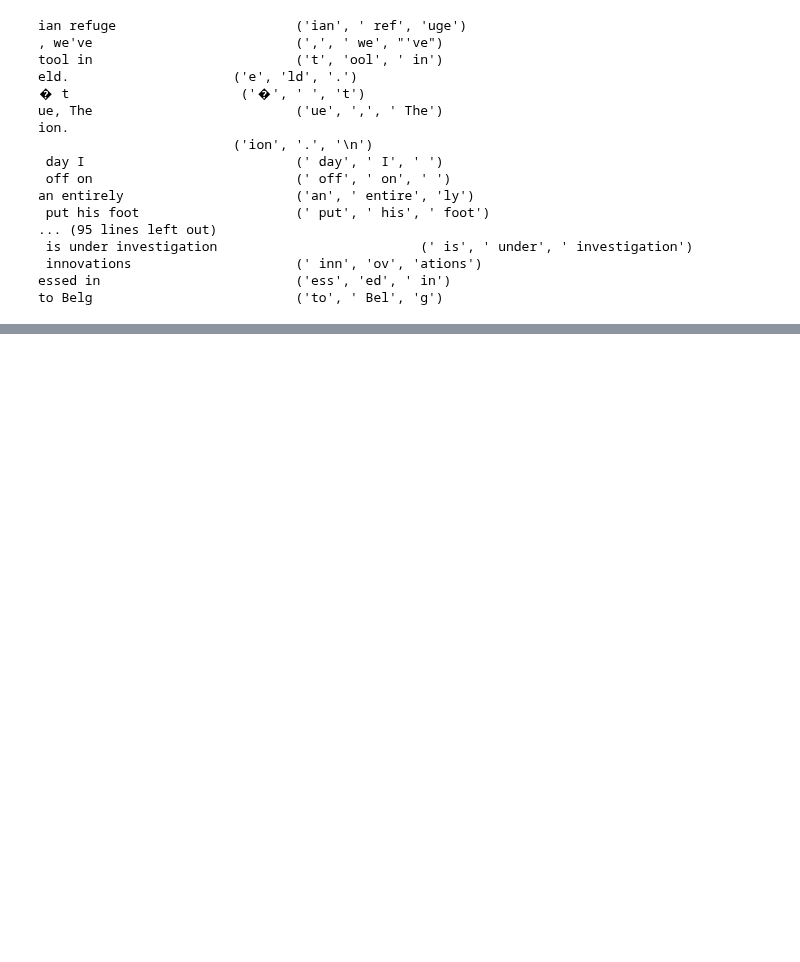
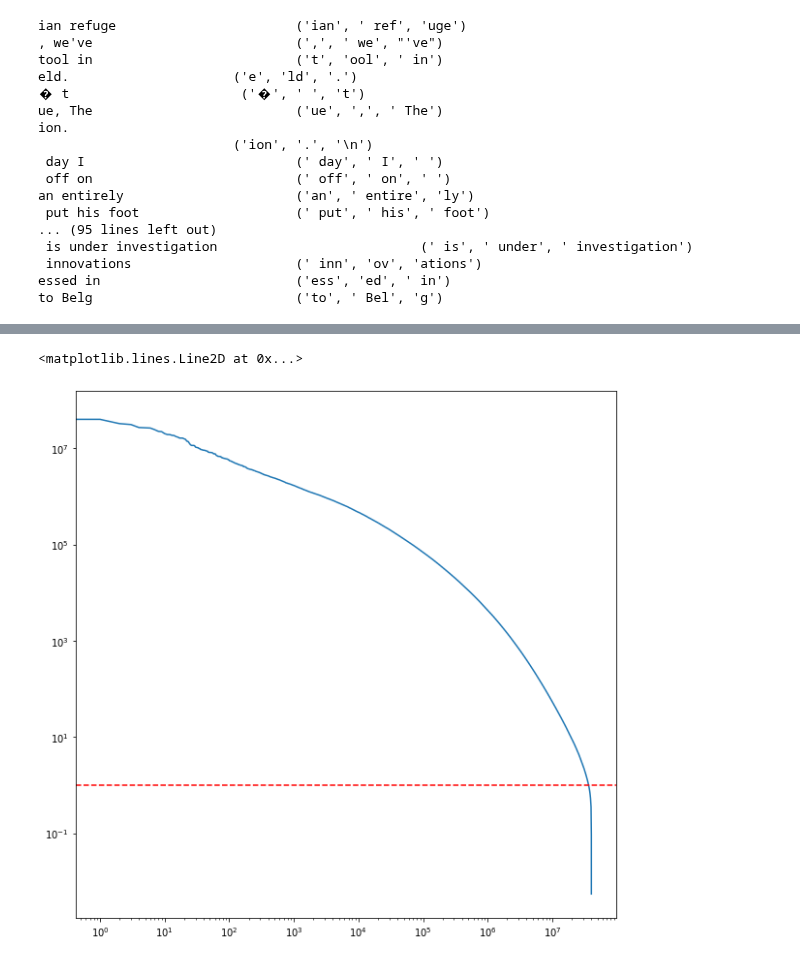
Before and after one commit to timaeus-research/icl, a Jupyter notebook: notebooks/language.ipynb, the cells around one changed output, grey strips where cells are left out. Cells and saved outputs as stored; diff of their text form; code cells hidden in the pictures; blank space fills up the shorter version.

```diff
--- a/notebooks/language.ipynb
+++ b/notebooks/language.ipynb
@@ -174,0 +418,17 @@ Loading dataset...
+# %%
+total_skip_trigrams_dict = dict(total_skip_trigrams)
+
+for trigram in tqdm.tqdm(total_skip_trigrams, total=len(total_skip_trigrams_dict)):
+    if total_skip_trigrams_per_row[trigram] < 2 or trigram in total_trigrams_per_row:
+        del total_skip_trigrams_dict[trigram]
+        continue
+
+    unigram1 = unigrams[trigram[0]]
+    unigram2 = unigrams[trigram[1]]
+    bigram = bigrams[trigram[1], trigram[2]]
+
+    null_prob = unigram1 * unigram2 * bigram
+    total_skip_trigrams_dict[trigram] /= null_prob * num_total_skip_trigrams
+
+# Sort by frequency
+total_skip_trigrams_dict = {k: v  for k, v in tqdm.tqdm(sorted(total_skip_trigrams_dict.items(), key=lambda item: item[1], reverse=True), total=len(total_skip_trigrams_dict))}
@@ -174,0 +455,10 @@ Loading dataset...
+# %%
+fig, ax = plt.subplots(figsize=(10, 10))
+
+sns.lineplot(x=range(len(total_skip_trigrams_dict)), y=list(total_skip_trigrams_dict.values()), ax=ax)
+ax.set_xscale('log')
+ax.set_yscale('log')
+ax.axhline(y=1, color='r', linestyle='--')
+# %% [output]
+<matplotlib.lines.Line2D at 0x...>
+[figure, added]
```
Also changed, not shown: parts of 15 cells of this notebook, 2 other files.
